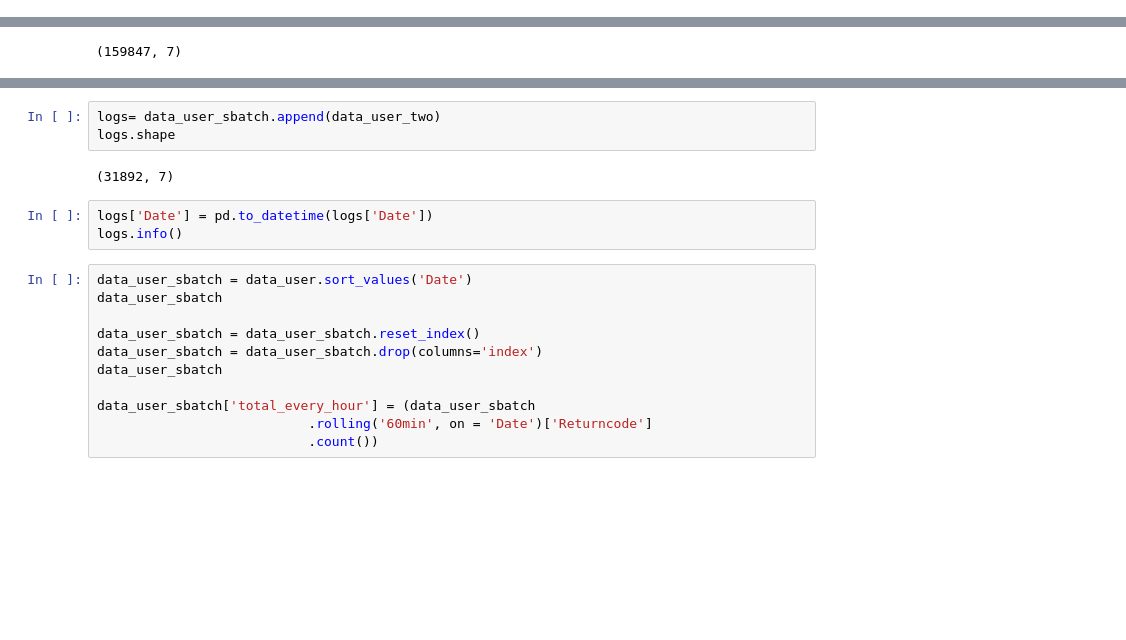
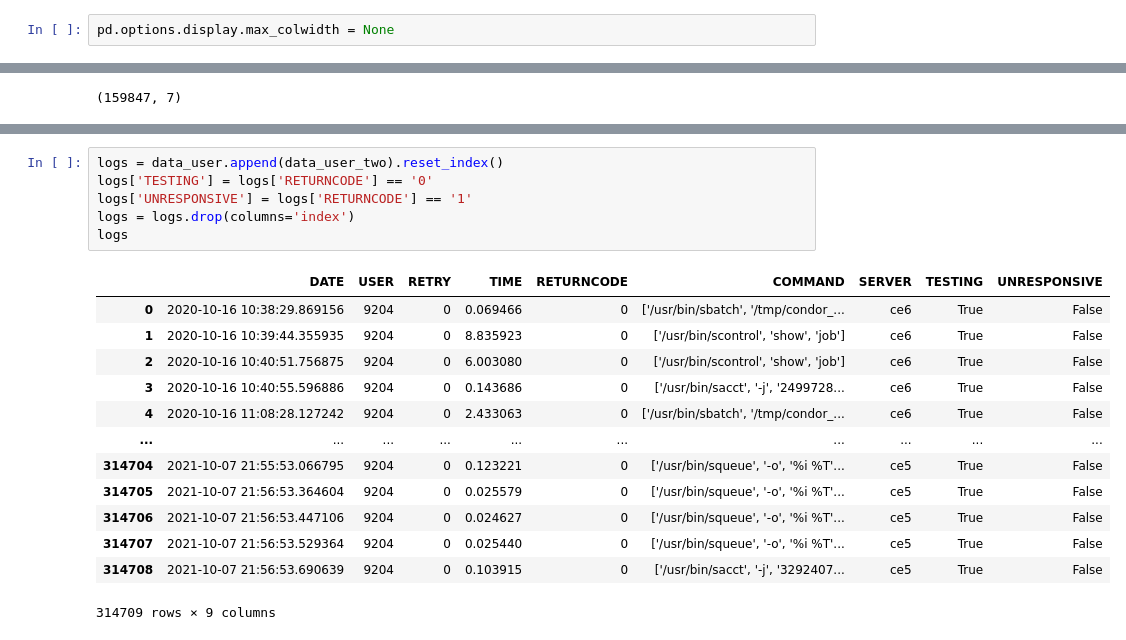
Before and after one commit to nss-data-science-cohort-5/accre-mr-goodbar, a Jupyter notebook: notebooks/slurm_data_parse.ipynb, the cells around one changed output, grey strips where cells are left out. Cells and saved outputs as stored; diff of their text form; blank space fills up the shorter version.

```diff
--- a/notebooks/slurm_data_parse.ipynb
+++ b/notebooks/slurm_data_parse.ipynb
@@ -8,6 +8,8 @@ import numpy as np
 from datetime import datetime
 import warnings
 warnings.filterwarnings('ignore')
+# %%
+pd.options.display.max_colwidth = None
 # %%
 header_list = ['DATE', 'USER', 'RETRY', 'TIME', 'RETURNCODE', 'COMMAND']
 data = pd.read_csv('../data/slurm_wrapper_ce6.log', names=header_list, sep=' - ')
@@ -109,19 +111,20 @@ data_user_two.shape
 # %%
-logs= data_user_sbatch.append(data_user_two)
-logs.shape
+logs = data_user.append(data_user_two).reset_index()
+logs['TESTING'] = logs['RETURNCODE'] == '0'
+logs['UNRESPONSIVE'] = logs['RETURNCODE'] == '1'
+logs = logs.drop(columns='index')
+logs
 # %% [output]
+|  | DATE | USER | RETRY | TIME | RETURNCODE | COMMAND | SERVER | TESTING | UNRESPONSIVE |
+| 0 | 2020-10-16 10:38:29.869156 | 9204 | 0 | 0.069466 | 0 | ['/usr/bin/sbatch', '/tmp/condor_... | ce6 | True | False |
+| 1 | 2020-10-16 10:39:44.355935 | 9204 | 0 | 8.835923 | 0 | ['/usr/bin/scontrol', 'show', 'job'] | ce6 | True | False |
+| 2 | 2020-10-16 10:40:51.756875 | 9204 | 0 | 6.003080 | 0 | ['/usr/bin/scontrol', 'show', 'job'] | ce6 | True | False |
+| 3 | 2020-10-16 10:40:55.596886 | 9204 | 0 | 0.143686 | 0 | ['/usr/bin/sacct', '-j', '2499728... | ce6 | True | False |
+| 4 | 2020-10-16 11:08:28.127242 | 9204 | 0 | 2.433063 | 0 | ['/usr/bin/sbatch', '/tmp/condor_... | ce6 | True | False |
+| ... | ... | ... | ... | ... | ... | ... | ... | ... | ... |
+| 314704 | 2021-10-07 21:55:53.066795 | 9204 | 0 | 0.123221 | 0 | ['/usr/bin/squeue', '-o', '%i %T'... | ce5 | True | False |
+| 314705 | 2021-10-07 21:56:53.364604 | 9204 | 0 | 0.025579 | 0 | ['/usr/bin/squeue', '-o', '%i %T'... | ce5 | True | False |
+| 314706 | 2021-10-07 21:56:53.447106 | 9204 | 0 | 0.024627 | 0 | ['/usr/bin/squeue', '-o', '%i %T'... | ce5 | True | False |
+| 314707 | 2021-10-07 21:56:53.529364 | 9204 | 0 | 0.025440 | 0 | ['/usr/bin/squeue', '-o', '%i %T'... | ce5 | True | False |
+| 314708 | 2021-10-07 21:56:53.690639 | 9204 | 0 | 0.103915 | 0 | ['/usr/bin/sacct', '-j', '3292407... | ce5 | True | False |
-(31892, 7)
+314709 rows × 9 columns
-# %%
-logs['Date'] = pd.to_datetime(logs['Date'])
-logs.info()
-# %%
-data_user_sbatch = data_user.sort_values('Date')
-data_user_sbatch
-
-data_user_sbatch = data_user_sbatch.reset_index()
-data_user_sbatch = data_user_sbatch.drop(columns='index')
-data_user_sbatch
-
-data_user_sbatch['total_every_hour'] = (data_user_sbatch
-                           .rolling('60min', on = 'Date')['Returncode']
-                           .count())
```
Also changed, not shown: parts of 2 cells of this notebook, 1 other file.
